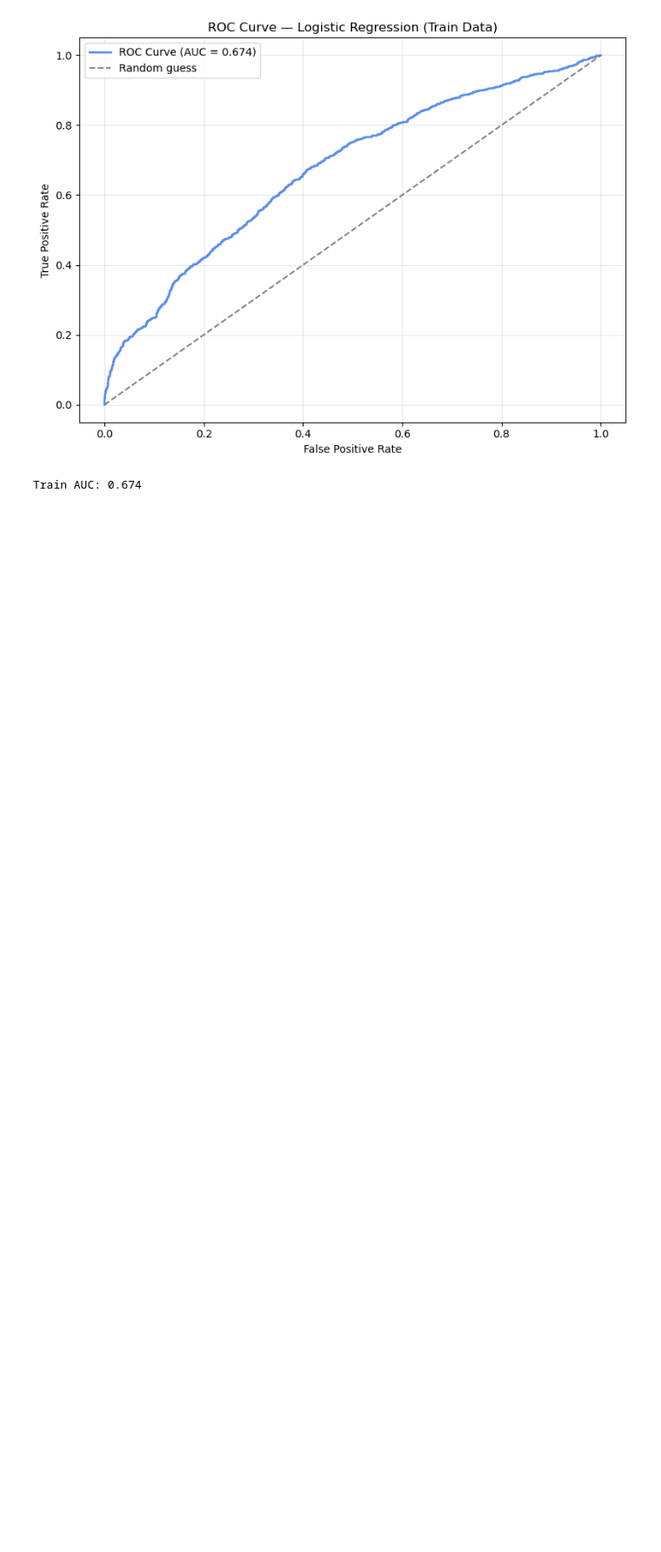
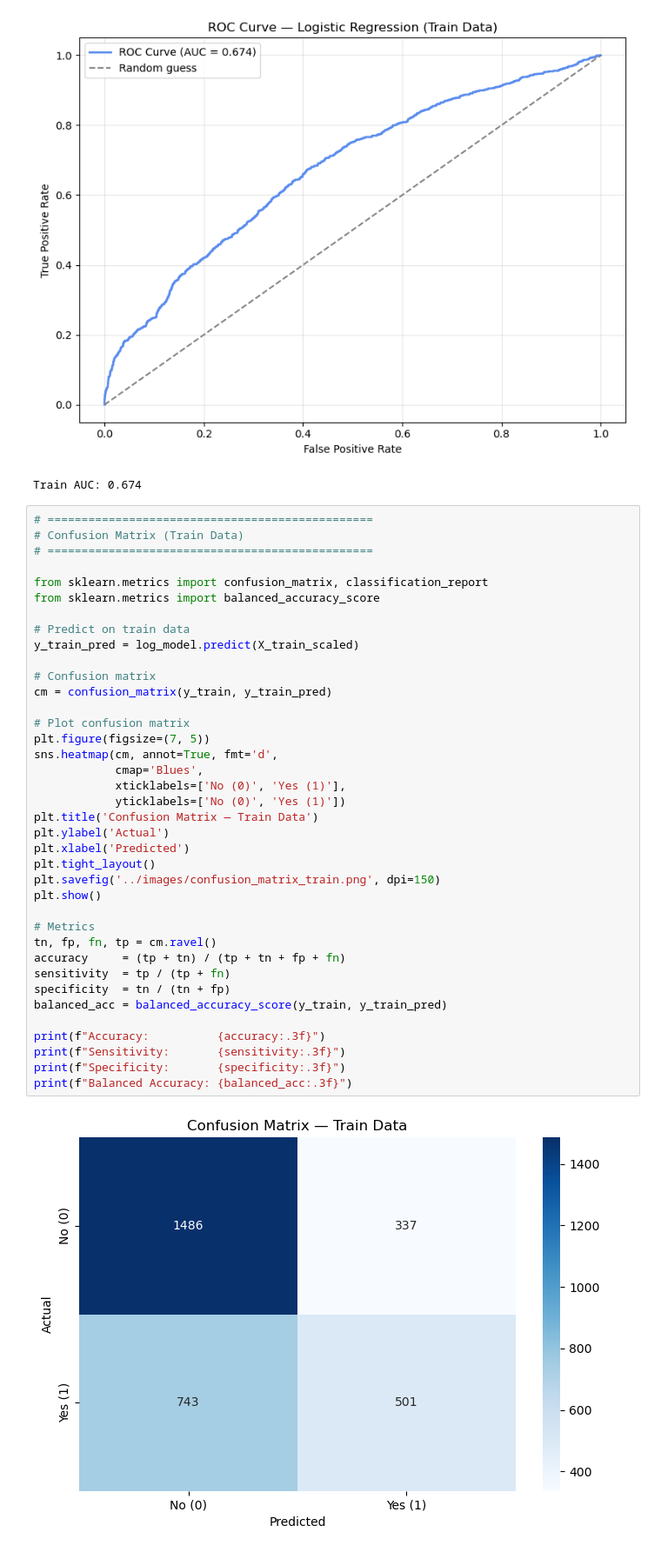
Before and after one commit to Aliona83/retail-customer-analytics, a Jupyter notebook: notebooks/04_campaign_model.ipynb, the cells around one changed output. Shown at 87% size. Drawn from its saved outputs; the diff is of its cells as text; blank space fills up the shorter version.

```diff
--- a/notebooks/04_campaign_model.ipynb
+++ b/notebooks/04_campaign_model.ipynb
@@ -190,3 +190,43 @@ print(f"Train AUC: {train_auc:.3f}")
 # %% [output]
 [figure]
 Train AUC: 0.674
+# %%
+# ================================================
+# Confusion Matrix (Train Data)
+# ================================================
+
+from sklearn.metrics import confusion_matrix, classification_report
+from sklearn.metrics import balanced_accuracy_score
+
+# Predict on train data
+y_train_pred = log_model.predict(X_train_scaled)
+
+# Confusion matrix
+cm = confusion_matrix(y_train, y_train_pred)
+
+# Plot confusion matrix
+plt.figure(figsize=(7, 5))
+sns.heatmap(cm, annot=True, fmt='d',
+            cmap='Blues',
+            xticklabels=['No (0)', 'Yes (1)'],
+            yticklabels=['No (0)', 'Yes (1)'])
+plt.title('Confusion Matrix — Train Data')
+plt.ylabel('Actual')
+plt.xlabel('Predicted')
+plt.tight_layout()
+plt.savefig('../images/confusion_matrix_train.png', dpi=150)
+plt.show()
+
+# Metrics
+tn, fp, fn, tp = cm.ravel()
+accuracy     = (tp + tn) / (tp + tn + fp + fn)
+sensitivity  = tp / (tp + fn)
+specificity  = tn / (tn + fp)
+balanced_acc = balanced_accuracy_score(y_train, y_train_pred)
+
+print(f"Accuracy:          {accuracy:.3f}")
+print(f"Sensitivity:       {sensitivity:.3f}")
+print(f"Specificity:       {specificity:.3f}")
+print(f"Balanced Accuracy: {balanced_acc:.3f}")
+# %% [output]
+[figure, added]
```
Also changed, not shown: parts of 2 cells of this notebook, 1 other file.
